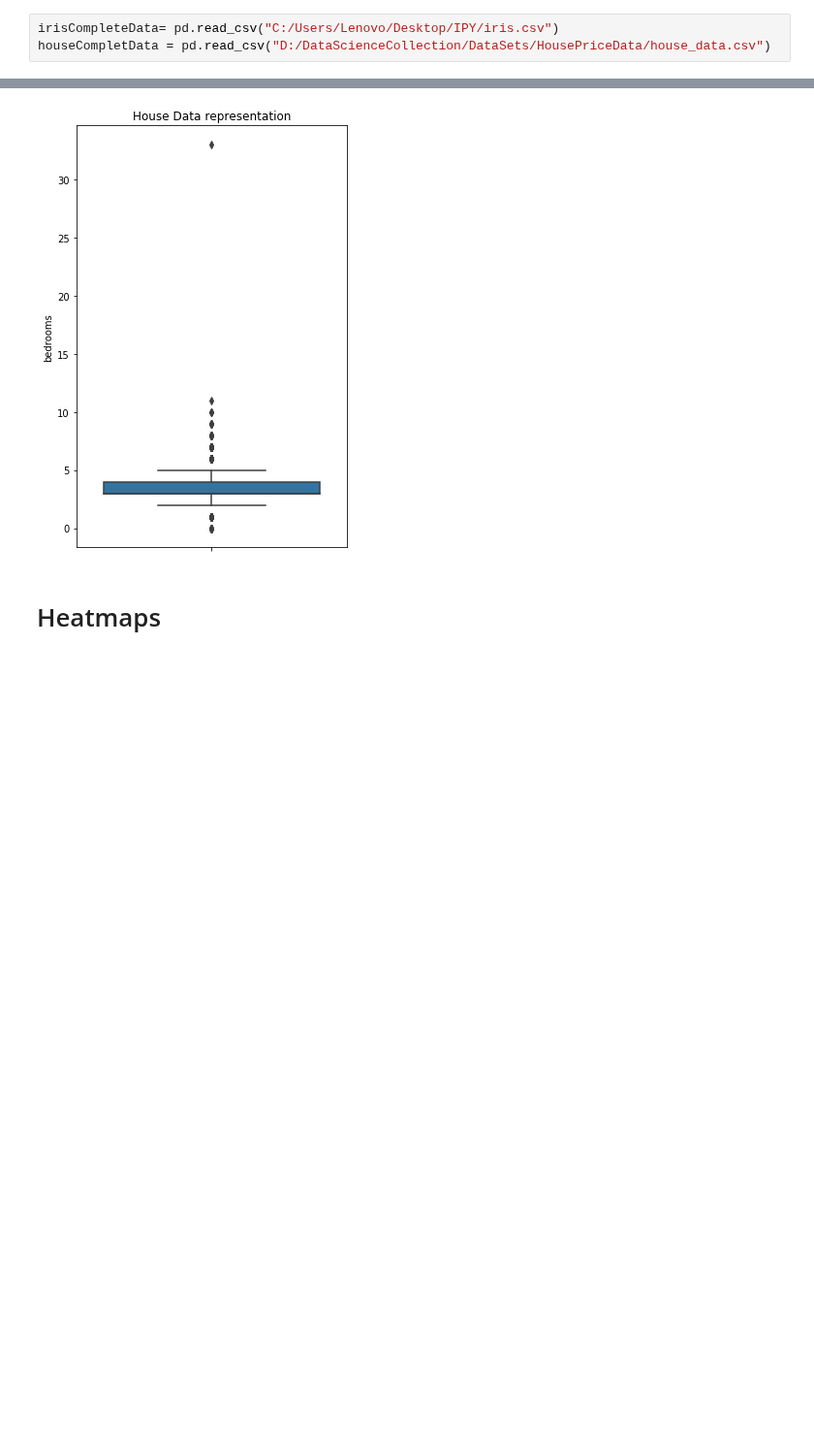
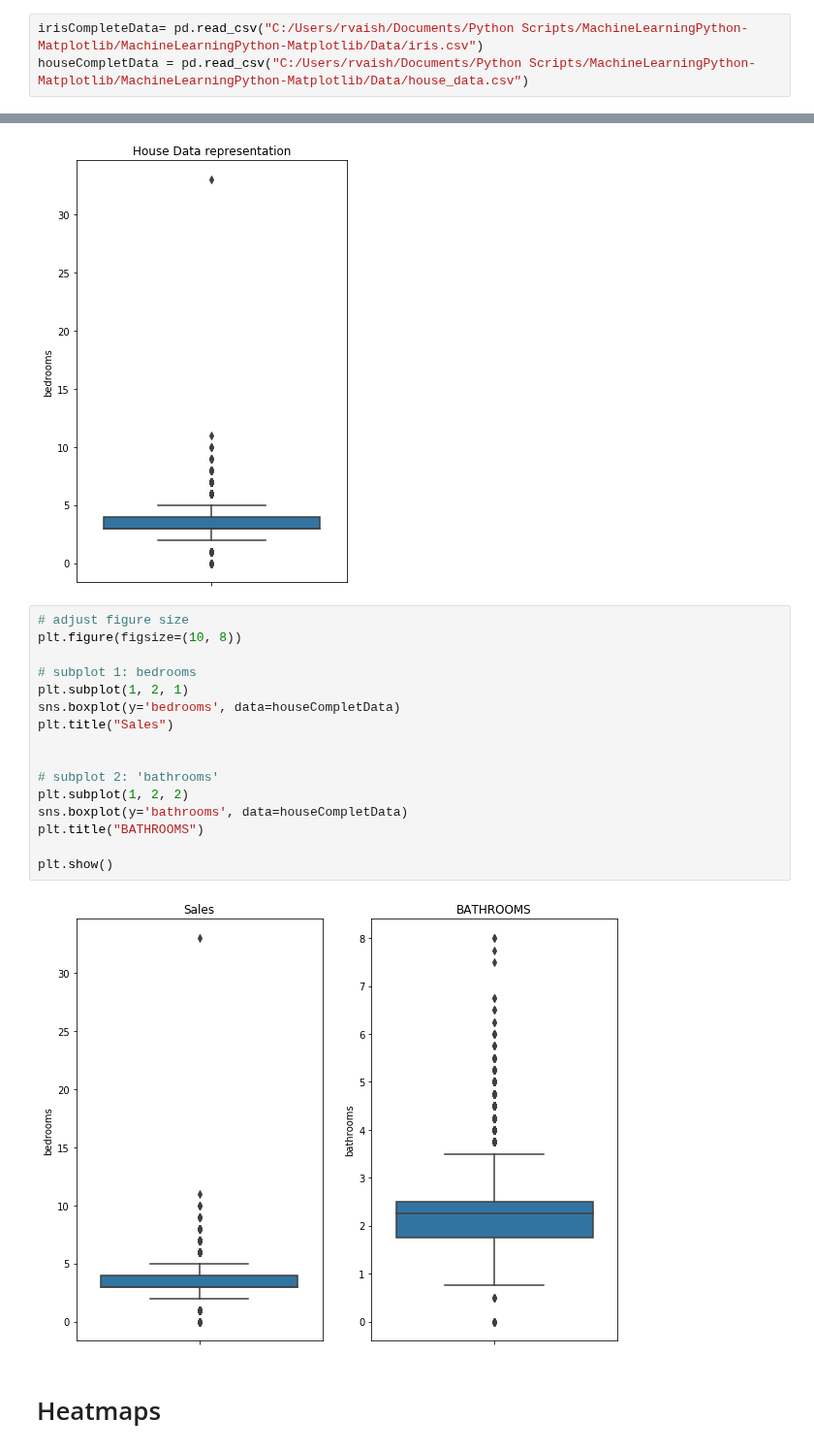
Before and after one commit to rahulvaish/MachineLearning-Python, a Jupyter notebook: Matplotlib Cheetsheet.ipynb, the cells around one changed output, grey strips where cells are left out. Shown at 97% size. Cells and saved outputs as stored; diff of their text form; blank space fills up the shorter version.

```diff
--- a/Matplotlib Cheetsheet.ipynb
+++ b/Matplotlib Cheetsheet.ipynb
@@ -4,8 +4,8 @@ import pandas as pd
 import seaborn as sns
 from matplotlib import pyplot as plt
 # %%
-irisCompleteData= pd.read_csv("C:/Users/Lenovo/Desktop/IPY/iris.csv")
-houseCompletData = pd.read_csv("D:/DataScienceCollection/DataSets/HousePriceData/house_data.csv")
+irisCompleteData= pd.read_csv("C:/Users/rvaish/Documents/Python Scripts/MachineLearningPython-Matplotlib/MachineLearningPython-Matplotlib/Data/iris.csv")
+houseCompletData = pd.read_csv("C:/Users/rvaish/Documents/Python Scripts/MachineLearningPython-Matplotlib/MachineLearningPython-Matplotlib/Data/house_data.csv")
 # %%
 graphs = sns.pairplot(irisCompleteData)
 # %% [output]
@@ -60,6 +60,24 @@ plt.title('House Data representation')
 plt.show()
 # %% [output]
 [figure]
+# %%
+# adjust figure size
+plt.figure(figsize=(10, 8))
+
+# subplot 1: bedrooms
+plt.subplot(1, 2, 1)
+sns.boxplot(y='bedrooms', data=houseCompletData)
+plt.title("Sales")
+
+
+# subplot 2: 'bathrooms'
+plt.subplot(1, 2, 2)
+sns.boxplot(y='bathrooms', data=houseCompletData)
+plt.title("BATHROOMS")
+
+plt.show()
+# %% [output]
+[figure, added]
 # %% [markdown]
 # Heatmaps
 # %%
```
Also changed, not shown: parts of 1 cell of this notebook.
